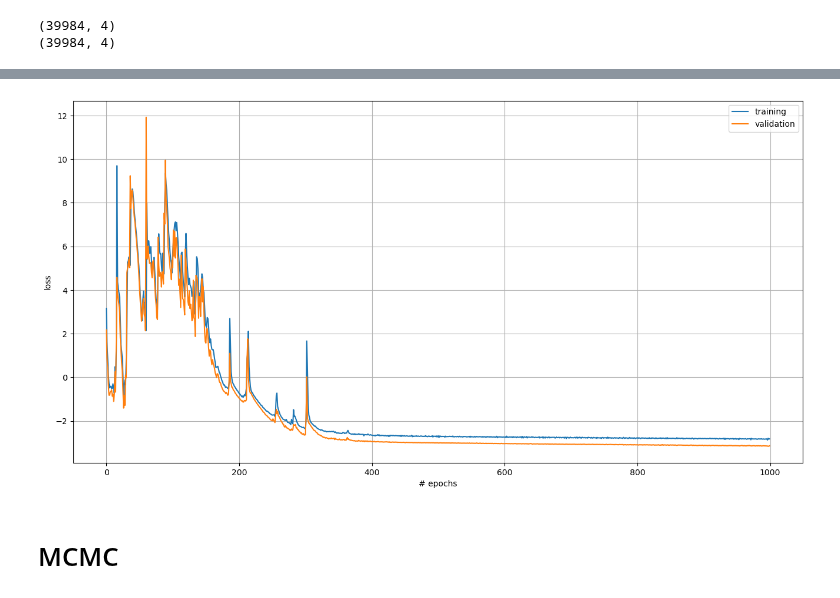
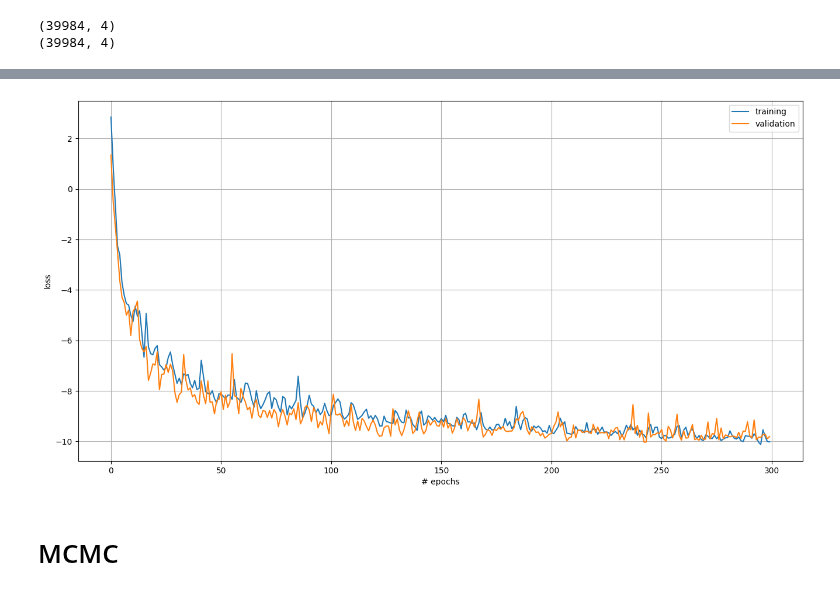
Before and after one commit to des-science/multiprobe-simulation-inference, a Jupyter notebook: notebooks/gaussian_mixture.ipynb, the cells around one changed output, grey strips where cells are left out. Saved outputs shown, nothing was run; the diff lists cells and outputs as text; code cells hidden in the pictures.

```diff
--- a/notebooks/gaussian_mixture.ipynb
+++ b/notebooks/gaussian_mixture.ipynb
@@ -51,6 +18,6 @@ def load_preds(base_dir, model_dir, n_steps=None, file_label=None):
 # %%
-# base_dir = "/pscratch/sd/a/athomsen/run_files/v3"
-base_dir = "/Users/arne/data/DESY3/models/v3/"
+base_dir = "/pscratch/sd/a/athomsen/run_files/v3"
+# base_dir = "/Users/arne/data/DESY3/models/v3/"
 # %%
 # # clustering only
 # model_dir = "2023-05-30_01-48-23_resnet_vanilla"
@@ -116,0 +57,5 @@ obs_pred = np.median(fidu_vali_preds, axis=0)
+# %%
+fidu_train_preds, fidu_vali_preds, grid_preds, grid_cosmos, grid_sobol = input_output.load_preds(base_dir, model_dir, n_steps)
+
+out_dir = os.path.join(base_dir, model_dir)
+label = f"{n_steps}_gaussian_mixture"
@@ -126,17 +83,18 @@ print(thetas.shape)
 (39984, 4)
 (39984, 4)
 # %%
-# p(summary | theta)
-model = LikeMDN(
+# p(y | x) <=> p(summary | theta)
+model = ConditionalGMM(
     # theta
-    nx=thetas.shape[1],
+    x_dim=thetas.shape[1],
     # summary
-    ny=preds.shape[1],
-    filename_checkpoint=None,
+    y_dim=preds.shape[1],
+    out_dir="/pscratch/sd/a/athomsen/run_files/debug/GMM",
     n_gaussians=4,
     u_units=256,
     n_layers=3,
     activation="relu",
     input_noise_sig=0.0,
+    tune_hyperparams=False,
 )
 # %% [output]
@@ -200,9 +118,8 @@ _________________________________________________________________
 # %%
-history = model.fit(
+fit_history = model.fit(
     x=thetas,
     y=preds,
-    epochs=1000,
+    epochs=300,
     batch_size=2499,
-    verb=2
 )
 # %% [output]
@@ -227,14 +129,14 @@ KeyboardInterrupt:
 # %%
 fig, ax = plt.subplots(figsize=(16,8))
 
-ax.plot(history.history["loss"], label="training")
-ax.plot(history.history["val_loss"], label="validation")
+ax.plot(fit_history.history["loss"], label="training")
+ax.plot(fit_history.history["val_loss"], label="validation")
 
 ax.legend()
 ax.set(xlabel="# epochs", ylabel="loss", yscale="linear")
 ax.grid(True)
 # %% [output]
-[figure, old version]
+[figure, new version]
 # %% [markdown]
 # MCMC
 # %%
```
Also changed, not shown: parts of 23 cells of this notebook, 5 other files.
